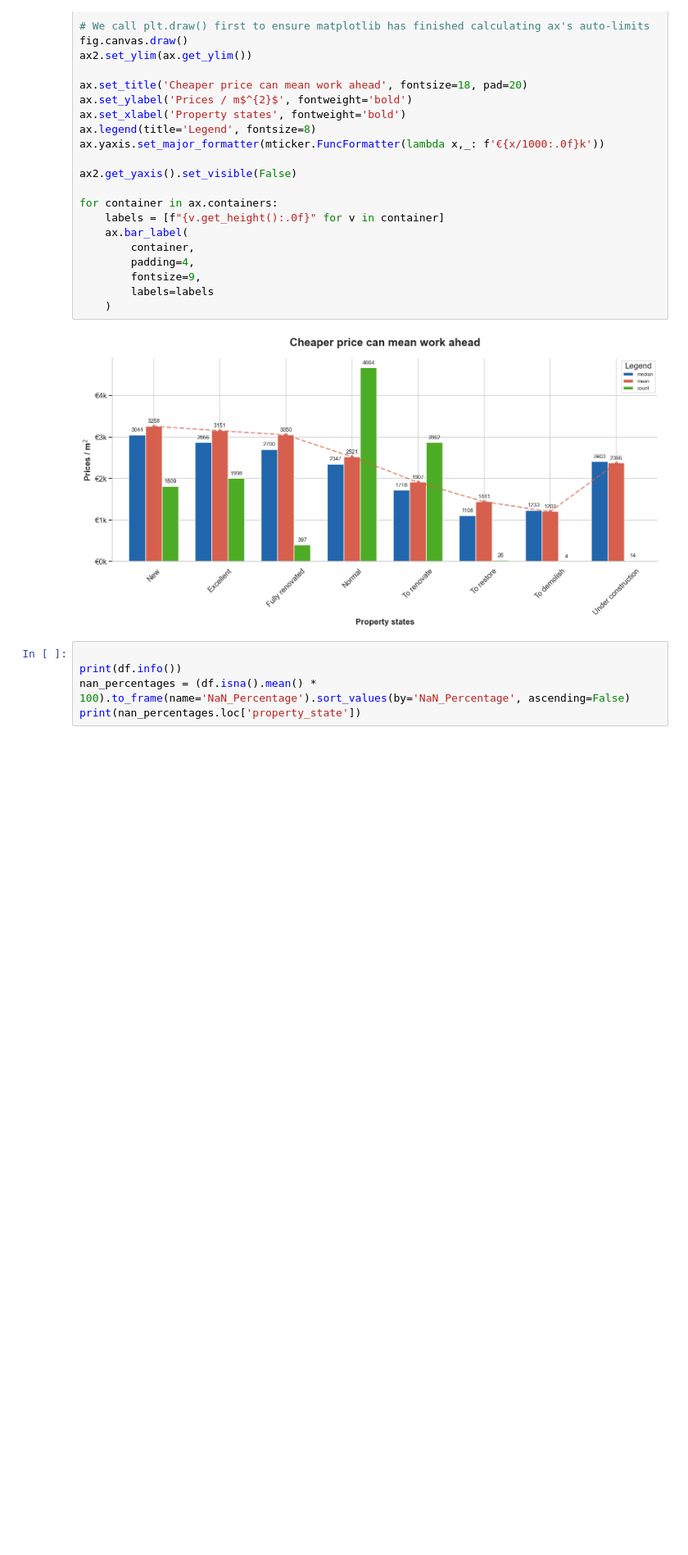
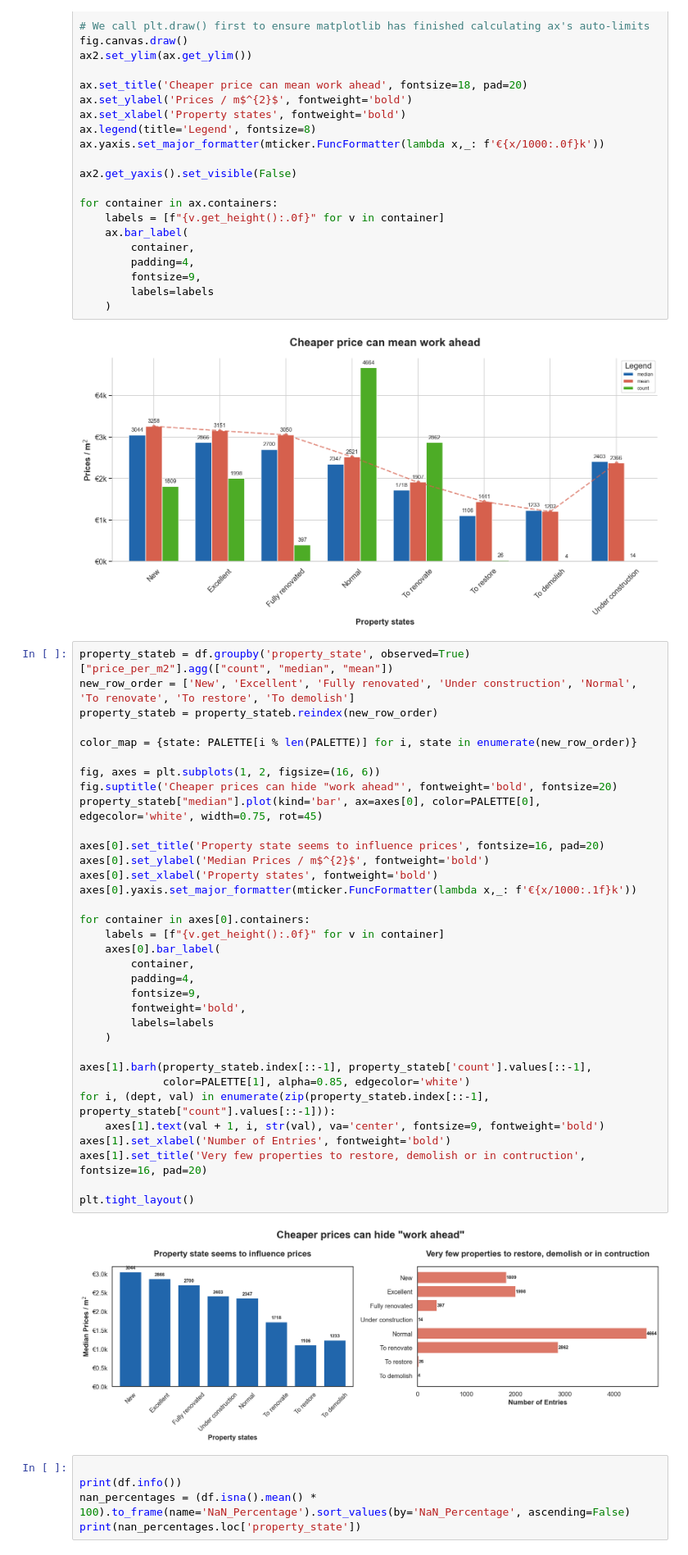
Before and after one commit to lienkt/immo-eliza-turtles-analysis, a Jupyter notebook: max_eploratory_work.ipynb, the cells around one changed output. Shown at 82% size. Cells and saved outputs as stored; diff of their text form; blank space fills up the shorter version.

Commit message:
Better property states graph

```diff
--- a/max_eploratory_work.ipynb
+++ b/max_eploratory_work.ipynb
@@ -348,6 +348,42 @@ for container in ax.containers:
     )
 # %% [output]
 [figure]
+# %%
+property_stateb = df.groupby('property_state', observed=True)["price_per_m2"].agg(["count", "median", "mean"])
+new_row_order = ['New', 'Excellent', 'Fully renovated', 'Under construction', 'Normal', 'To renovate', 'To restore', 'To demolish']
+property_stateb = property_stateb.reindex(new_row_order)
+
+color_map = {state: PALETTE[i % len(PALETTE)] for i, state in enumerate(new_row_order)}
+
+fig, axes = plt.subplots(1, 2, figsize=(16, 6))
+fig.suptitle('Cheaper prices can hide "work ahead"', fontweight='bold', fontsize=20)
+property_stateb["median"].plot(kind='bar', ax=axes[0], color=PALETTE[0], edgecolor='white', width=0.75, rot=45)
+
+axes[0].set_title('Property state seems to influence prices', fontsize=16, pad=20)
+axes[0].set_ylabel('Median Prices / m$^{2}$', fontweight='bold')
+axes[0].set_xlabel('Property states', fontweight='bold')
+axes[0].yaxis.set_major_formatter(mticker.FuncFormatter(lambda x,_: f'€{x/1000:.1f}k'))
+
+for container in axes[0].containers:
+    labels = [f"{v.get_height():.0f}" for v in container]
+    axes[0].bar_label(
+        container,
+        padding=4,
+        fontsize=9,
+        fontweight='bold',
+        labels=labels
+    )
+
+axes[1].barh(property_stateb.index[::-1], property_stateb['count'].values[::-1],
+             color=PALETTE[1], alpha=0.85, edgecolor='white')
+for i, (dept, val) in enumerate(zip(property_stateb.index[::-1], property_stateb["count"].values[::-1])):
+    axes[1].text(val + 1, i, str(val), va='center', fontsize=9, fontweight='bold')
+axes[1].set_xlabel('Number of Entries', fontweight='bold')
+axes[1].set_title('Very few properties to restore, demolish or in contruction', fontsize=16, pad=20)
+
+plt.tight_layout()
+# %% [output]
+[figure, added]
 # %%
 
 print(df.info())
```
